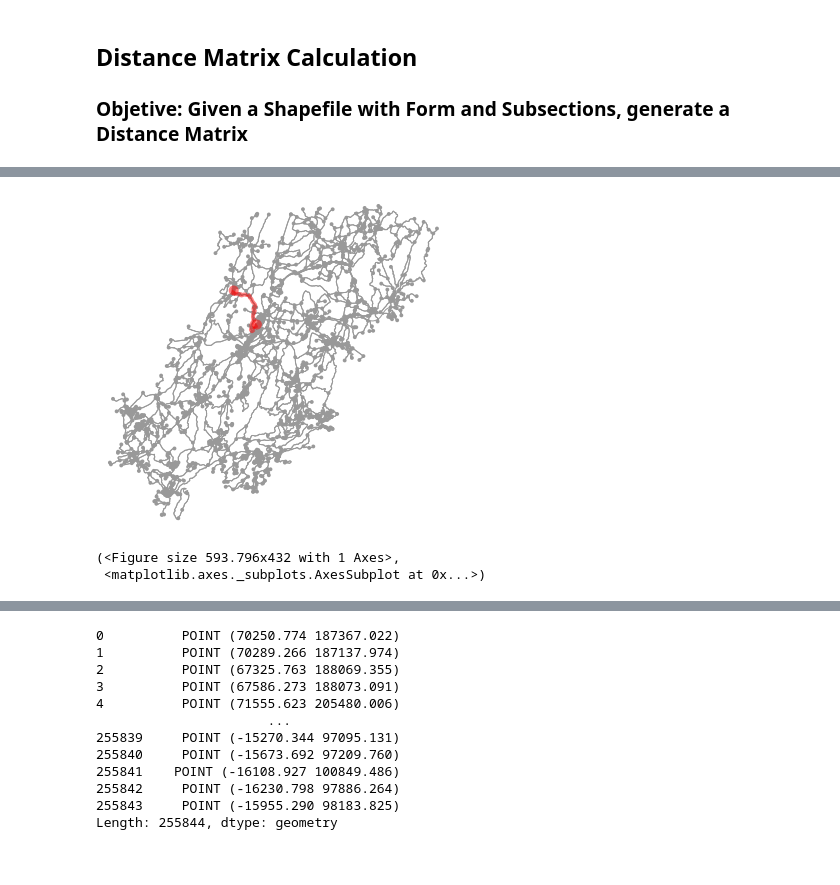
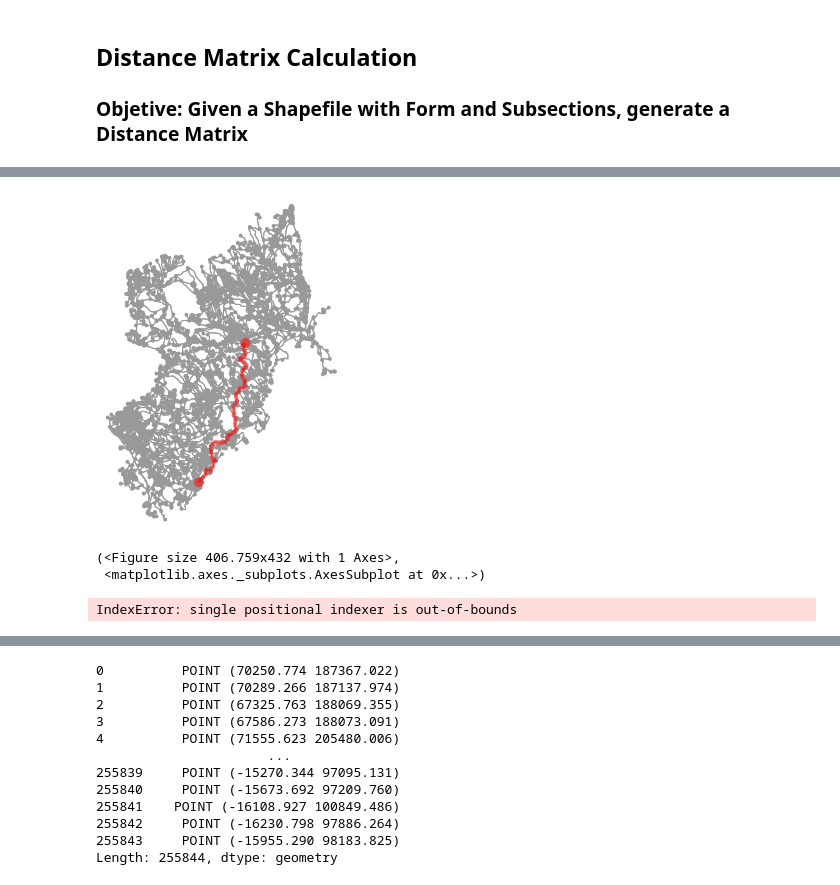
Before and after one commit to fillipefeitosa/gettin, a Jupyter notebook: pandana/Distance Matrix.ipynb, the cells around one changed output, grey strips where cells are left out. Cells and saved outputs as stored; diff of their text form; code cells hidden in the pictures.

```diff
--- a/pandana/Distance Matrix.ipynb
+++ b/pandana/Distance Matrix.ipynb
@@ -101,6 +113,6 @@ def create_distance_matrix_to_sig(bgri_df, sig_gdf):
 # List of Globals
 
 # BGRI for the selected Place
-bgri = polygons[polygons['DTMN11']=='0903'].to_crs({'init': 'epsg:4326'})
+bgri = polygons[polygons['DTMN11']=='1421'].to_crs({'init': 'epsg:4326'})
 bgri['geometry'] = bgri.centroid
 bgri.index = bgri.BGRI11
@@ -115,14 +148,16 @@ shape_df = shape_df.to_crs({'init': 'epsg:4326'})
 # base = bgri.plot()
 # points.plot(ax=base, marker='o', color='red', markersize=5);
 # %%
-node1 = ox.utils.get_nearest_node(myNetwork, (bgri.loc['09031600201'].geometry.y, bgri.loc['09031600201'].geometry.x), method='euclidean')
+# Get two Points from BGRI and show the shortest path between then
 
-node2 = ox.utils.get_nearest_node(myNetwork, (bgri.loc['09031600206'].geometry.y, bgri.loc['09031600206'].geometry.x), method='euclidean')
+node1 = ox.utils.get_nearest_node(myNetwork, (bgri.iloc[2].geometry.y, bgri.iloc[2].geometry.x), method='euclidean')
+
+node2 = ox.utils.get_nearest_node(myNetwork, (bgri.iloc[1000].geometry.y, bgri.iloc[1000].geometry.x), method='euclidean')
 
 route = nx.shortest_path(myNetwork, node1, node2)
 ox.plot_graph_route(myNetwork, route)
 # %% [output]
-[figure, old version]
+[figure, new version]
-(<Figure size 593.796x432 with 1 Axes>,
+(<Figure size 406.759x432 with 1 Axes>,
  <matplotlib.axes._subplots.AxesSubplot at 0x...>)
 # %%
@@ -139,3 +169,5 @@ ox.plot_graph_route(myNetwork, route)
 # %%
-result = create_distance_matrix(bgri.head(100))
+result = create_distance_matrix(bgri.head(2))
+# %% [output]
+IndexError: single positional indexer is out-of-bounds
 # %%
```
Also changed, not shown: parts of 23 cells of this notebook, 3 other files.
